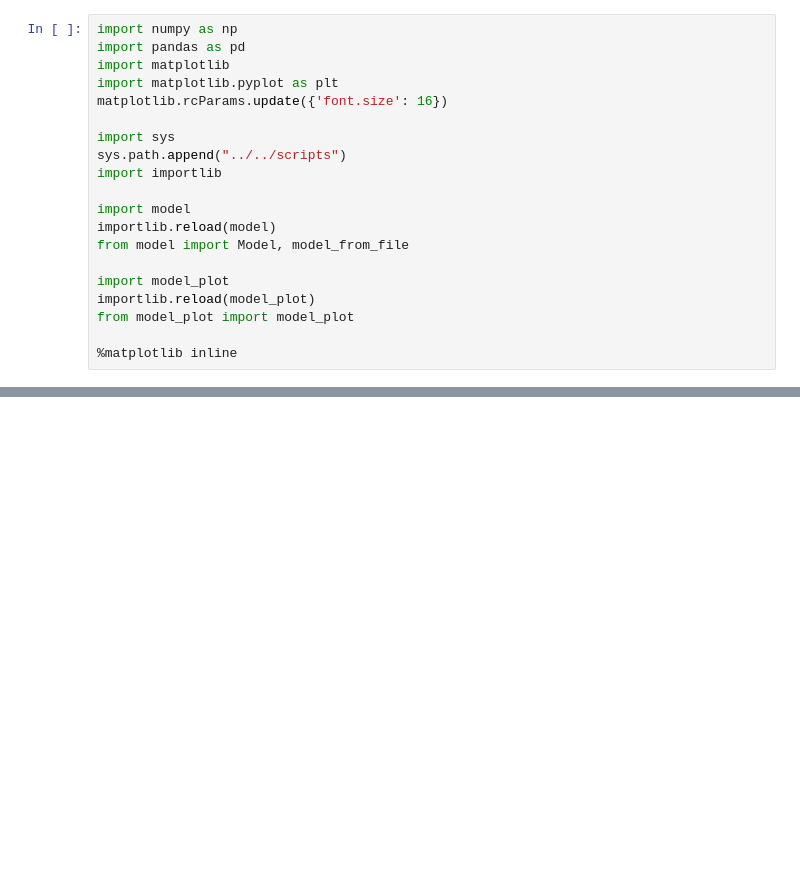
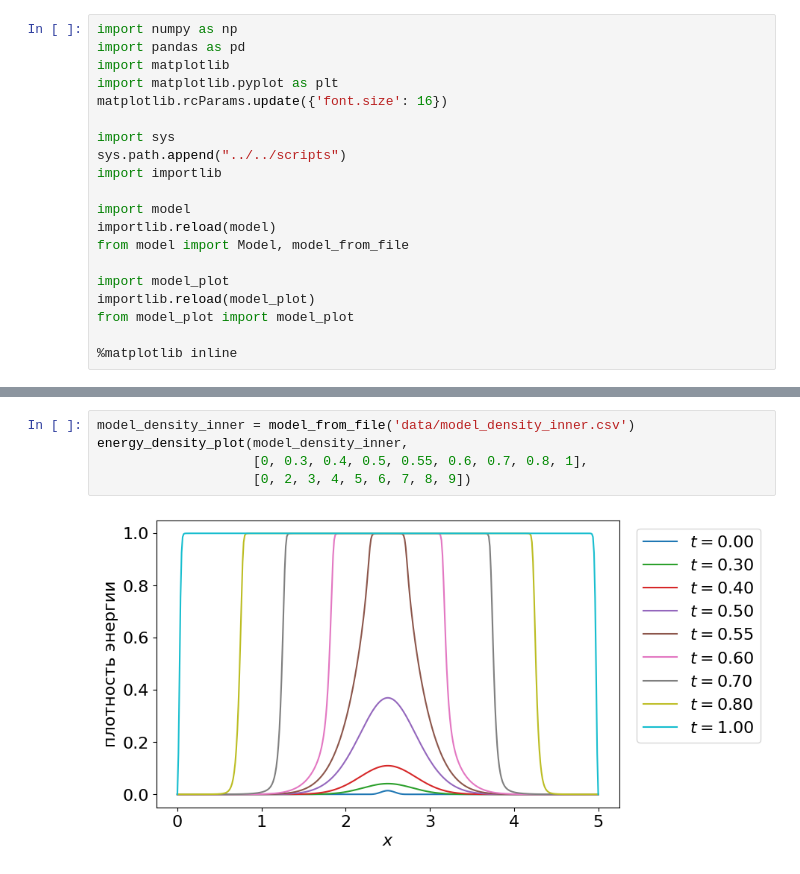
Before and after one commit to ponomarevandr/disruption, a Jupyter notebook: one_dim_problem/experiments/free_energy/free_energy_new.ipynb, the cells around one changed output, grey strips where cells are left out. Drawn from its saved outputs; the diff is of its cells as text; blank space fills up the shorter version.

```diff
--- a/one_dim_problem/experiments/free_energy/free_energy_new.ipynb
+++ b/one_dim_problem/experiments/free_energy/free_energy_new.ipynb
@@ -20,0 +39,7 @@ from model_plot import model_plot
+# %%
+model_density_inner = model_from_file('data/model_density_inner.csv')
+energy_density_plot(model_density_inner,
+                    [0, 0.3, 0.4, 0.5, 0.55, 0.6, 0.7, 0.8, 1],
+                    [0, 2, 3, 4, 5, 6, 7, 8, 9])
+# %% [output]
+[figure, added]
```
Also changed, not shown: parts of 9 cells of this notebook.
